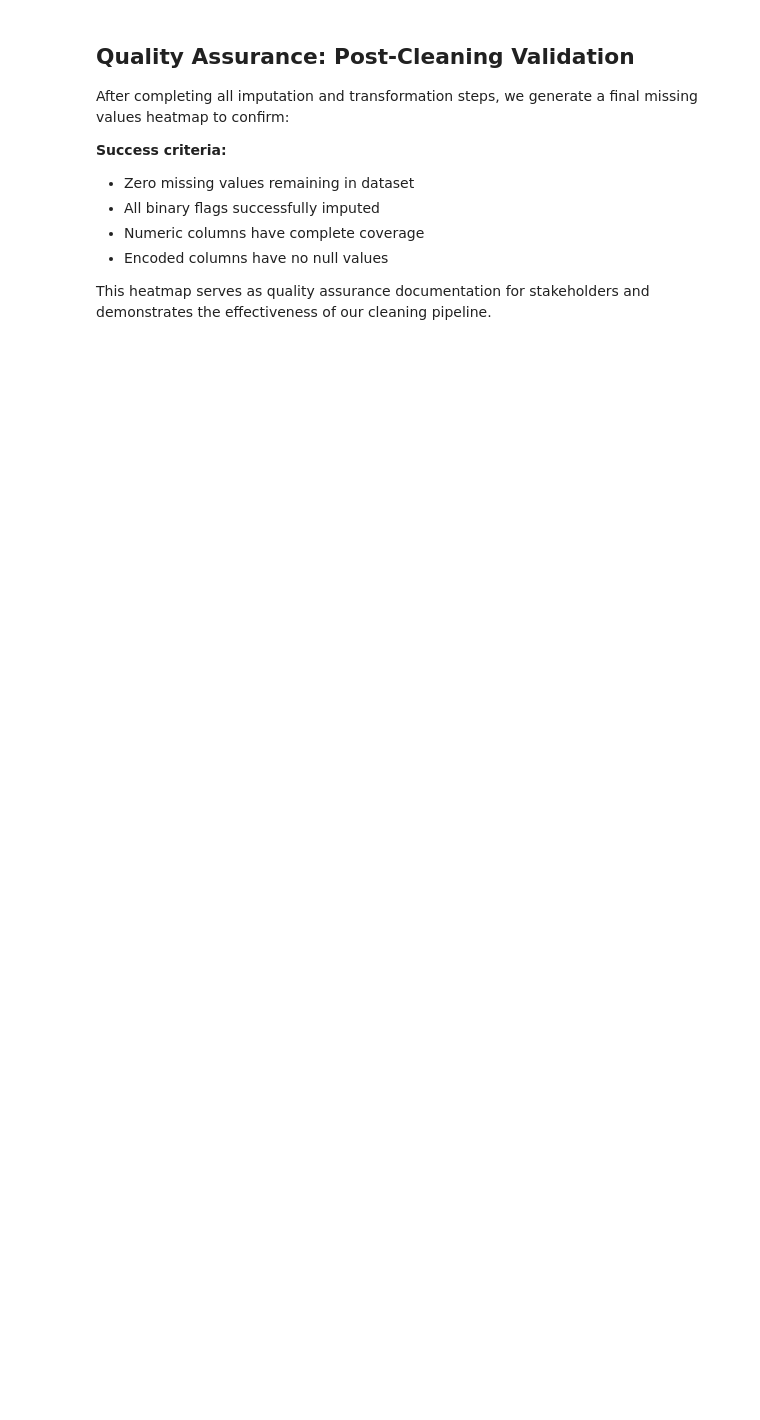
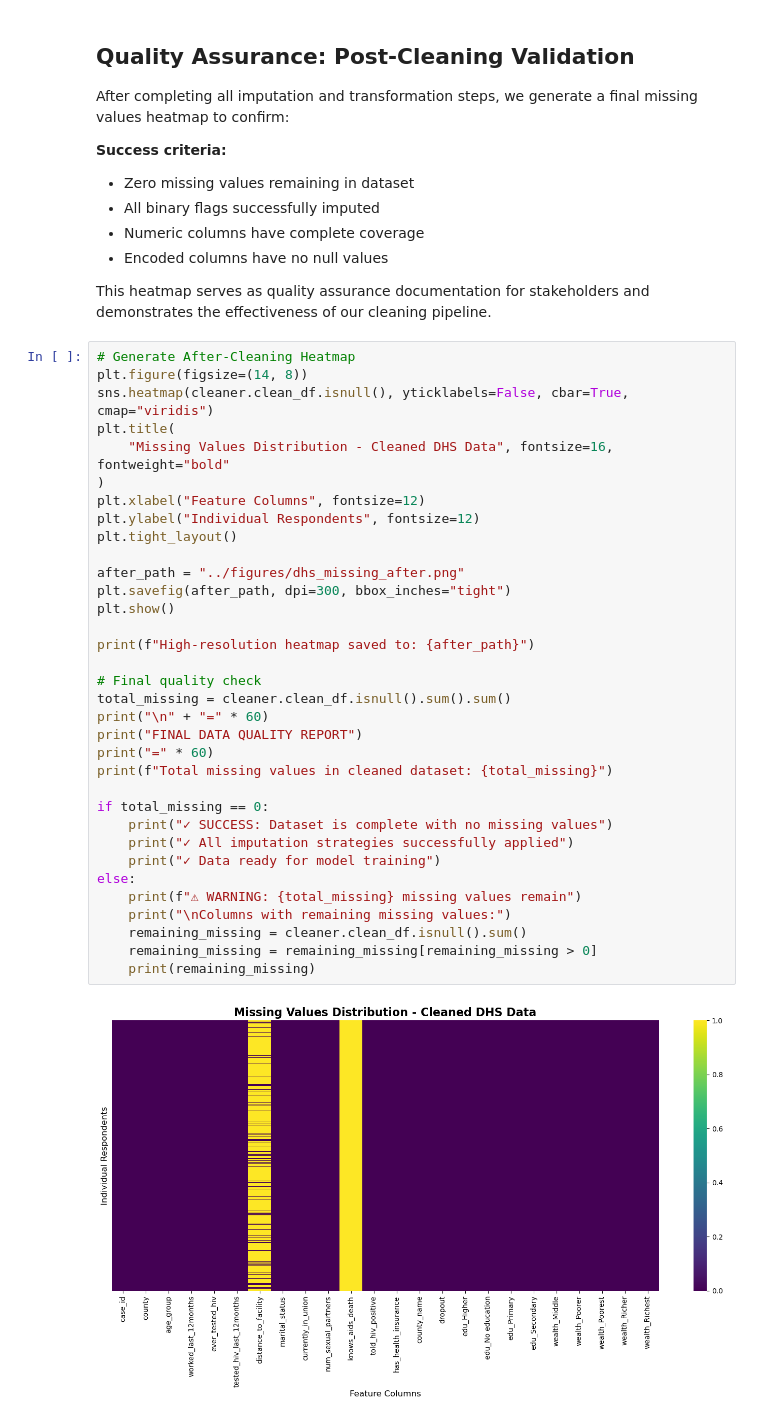
Before and after one commit to Daniellamuli/Phase-5-HIV-Care-Gap-AI, a Jupyter notebook: notebooks/03_dhs_cleaning.ipynb, the cells around one changed output. Cells and saved outputs as stored; diff of their text form; blank space fills up the shorter version.

```diff
--- a/notebooks/03_dhs_cleaning.ipynb
+++ b/notebooks/03_dhs_cleaning.ipynb
@@ -645,3 +656,39 @@ After completing all imputation and transformation steps, we generate a final mi
 - Encoded columns have no null values
 
 This heatmap serves as quality assurance documentation for stakeholders and demonstrates the effectiveness of our cleaning pipeline.
+# %%
+# Generate After-Cleaning Heatmap
+plt.figure(figsize=(14, 8))
+sns.heatmap(cleaner.clean_df.isnull(), yticklabels=False, cbar=True, cmap="viridis")
+plt.title(
+    "Missing Values Distribution - Cleaned DHS Data", fontsize=16, fontweight="bold"
+)
+plt.xlabel("Feature Columns", fontsize=12)
+plt.ylabel("Individual Respondents", fontsize=12)
+plt.tight_layout()
+
+after_path = "../figures/dhs_missing_after.png"
+plt.savefig(after_path, dpi=300, bbox_inches="tight")
+plt.show()
+
+print(f"High-resolution heatmap saved to: {after_path}")
+
+# Final quality check
+total_missing = cleaner.clean_df.isnull().sum().sum()
+print("\n" + "=" * 60)
+print("FINAL DATA QUALITY REPORT")
+print("=" * 60)
+print(f"Total missing values in cleaned dataset: {total_missing}")
+
+if total_missing == 0:
+    print("✓ SUCCESS: Dataset is complete with no missing values")
+    print("✓ All imputation strategies successfully applied")
+    print("✓ Data ready for model training")
+else:
+    print(f"⚠ WARNING: {total_missing} missing values remain")
+    print("\nColumns with remaining missing values:")
+    remaining_missing = cleaner.clean_df.isnull().sum()
+    remaining_missing = remaining_missing[remaining_missing > 0]
+    print(remaining_missing)
+# %% [output]
+[figure, added]
```
Also changed, not shown: parts of 11 cells of this notebook, 3 other files.
